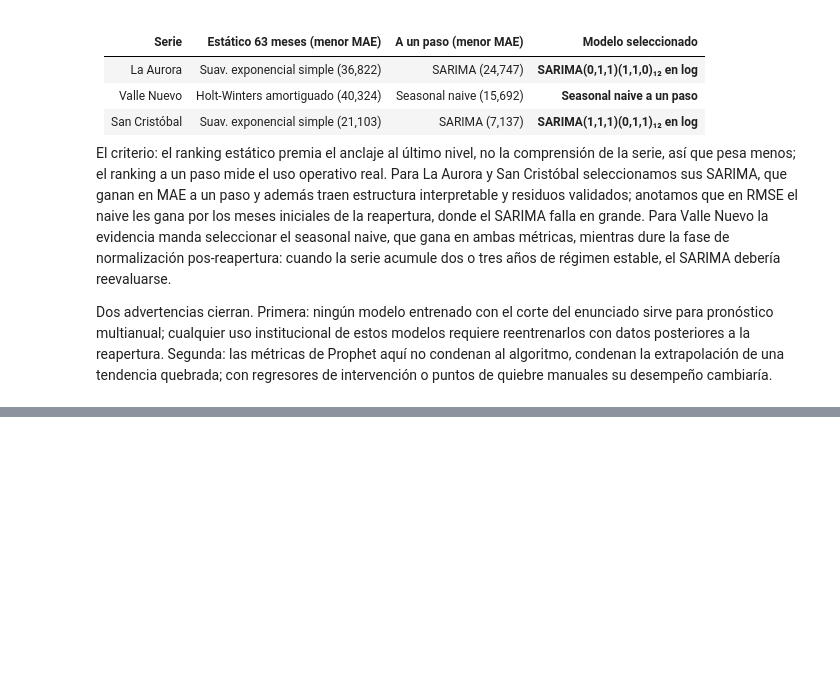
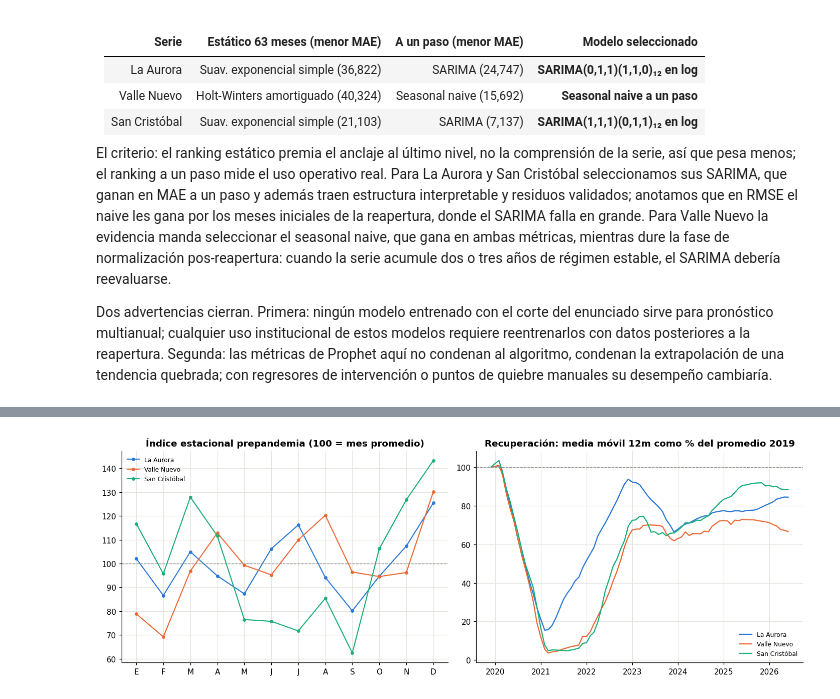
Before and after one commit to Fercho1118/Laboratorio-1-Series-de-Tiempo, a Jupyter notebook: notebooks/modelado-fronteras.ipynb, the cells around one changed output, grey strips where cells are left out. Cells and saved outputs as stored; diff of their text form; code cells hidden in the pictures; blank space fills up the shorter version.

Commit message:
Analisis comparativo de fronteras (5a)

```diff
--- a/notebooks/modelado-fronteras.ipynb
+++ b/notebooks/modelado-fronteras.ipynb
@@ -625,0 +681,29 @@ o puntos de quiebre manuales su desempeño cambiaría.
+# %%
+fig, ejes = plt.subplots(1, 2, figsize=(13, 4.6))
+colores_frontera = {"frontera: La Aurora": AZUL, "frontera: Valle Nuevo": NARANJA,
+                    "frontera: San Cristóbal": AQUA}
+
+for nombre, color in colores_frontera.items():
+    pre = completa[nombre][:"2019-12"]
+    indices = seasonal_decompose(pre, model="multiplicative", period=12).seasonal.groupby(lambda d: d.month).mean() * 100
+    ejes[0].plot(indices.index, indices.values, color=color, marker="o", ms=3.5, lw=1.4,
+                 label=nombre.replace("frontera: ", ""))
+ejes[0].axhline(100, color=GRIS, lw=0.9, ls="--")
+ejes[0].set_title("Índice estacional prepandemia (100 = mes promedio)")
+ejes[0].set_xticks(range(1, 13))
+ejes[0].set_xticklabels(["E", "F", "M", "A", "M", "J", "J", "A", "S", "O", "N", "D"])
+ejes[0].legend(fontsize=8)
+
+for nombre, color in colores_frontera.items():
+    s = completa[nombre]["2019":]
+    base = s[:"2019-12"].mean()
+    ejes[1].plot(s.index, s.rolling(12).mean() / base * 100, color=color, lw=1.5,
+                 label=nombre.replace("frontera: ", ""))
+ejes[1].axhline(100, color=GRIS, lw=0.9, ls="--")
+ejes[1].set_title("Recuperación: media móvil 12m como % del promedio 2019")
+ejes[1].legend(fontsize=8, loc="lower right")
+
+guardar("modelado-comparativo-fronteras")
+plt.show()
+# %% [output]
+[figure, added]
```
Also changed, not shown: parts of 7 cells of this notebook.
